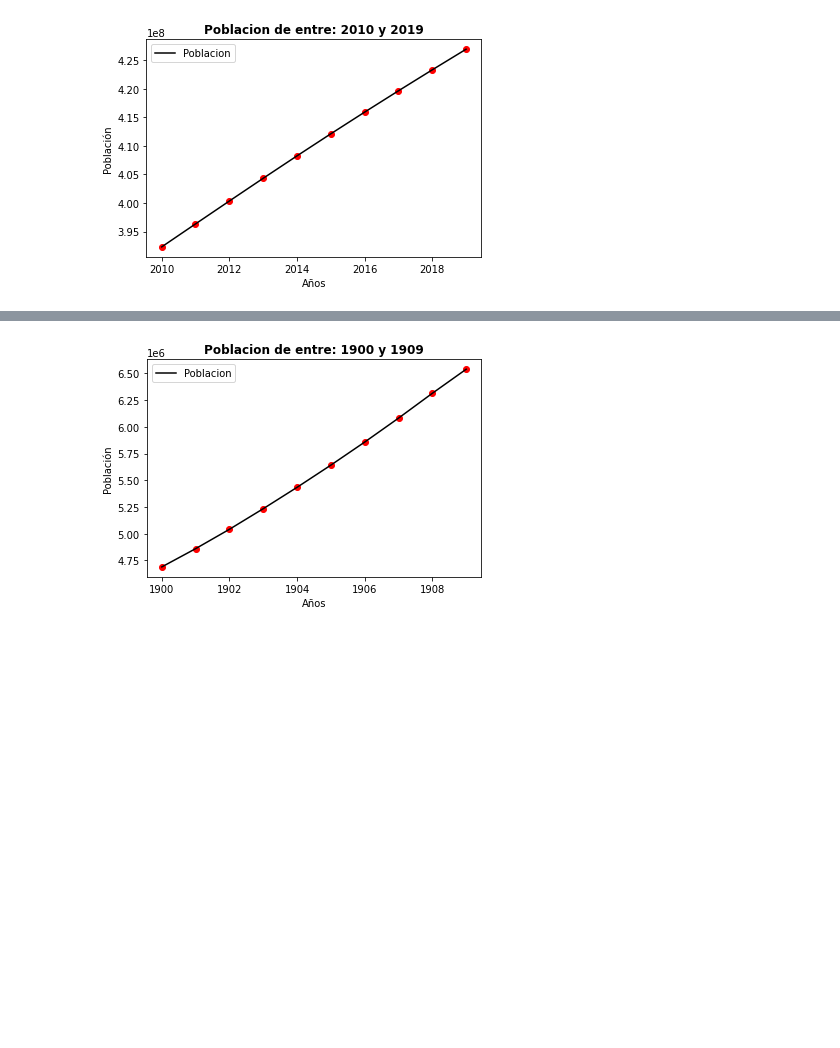
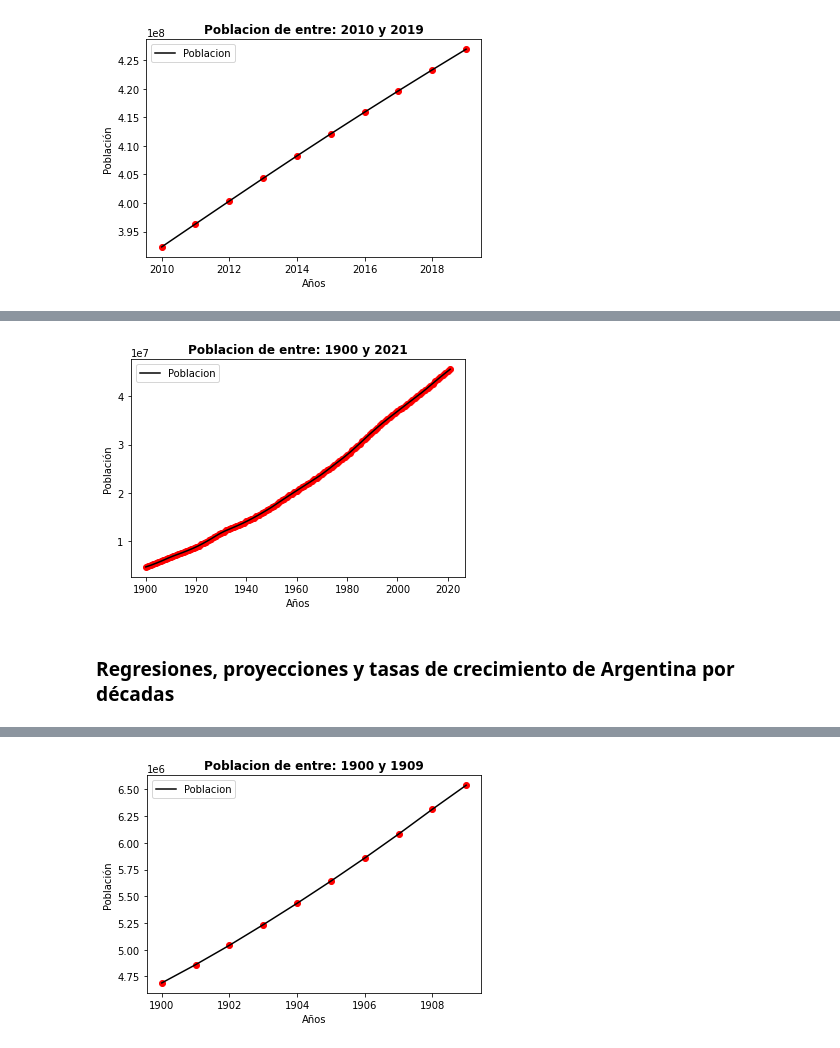
Before and after one commit to Danp06/Procesamiento, a Jupyter notebook: Trabajo Final.ipynb, the cells around one changed output, grey strips where cells are left out. Drawn from its saved outputs; the diff is of its cells as text; code cells hidden in the pictures; blank space fills up the shorter version.

```diff
--- a/Trabajo Final.ipynb
+++ b/Trabajo Final.ipynb
@@ -150,0 +611,6 @@ Graficos(SURAMERICA10)
+# %%
+Grafico(ARG)
+# %% [output]
+[figure, added]
+# %% [markdown]
+### Regresiones, proyecciones y tasas de crecimiento de Argentina por décadas
```
Also changed, not shown: parts of 84 cells of this notebook.
